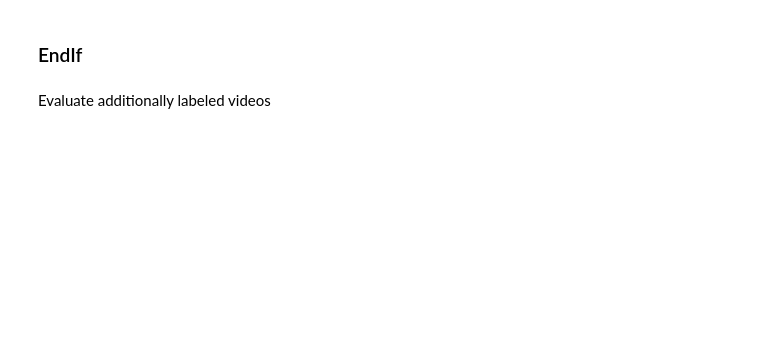
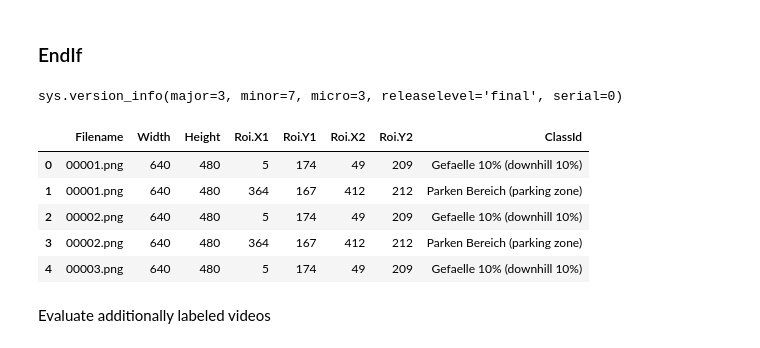
Before and after one commit to tum-phoenix/drive_ml, a Jupyter notebook: tf_object_detection/analyze_labeled_signs.ipynb, the cells around one changed output. Drawn from its saved outputs; the diff is of its cells as text; code cells hidden in the pictures; blank space fills up the shorter version.

```diff
--- a/tf_object_detection/analyze_labeled_signs.ipynb
+++ b/tf_object_detection/analyze_labeled_signs.ipynb
@@ -24,7 +24,7 @@ import pandas as pd
 import matplotlib as mlp
 import pickle
 import seaborn as sns
-
+path="csv_files/"
 from matplotlib import pyplot as plt
 # %% [markdown]
 load sign name dict
@@ -53,9 +55,17 @@ with open("../sign_recognition/dict/sign_names_dict_win.pkl", "rb") as f:
 # %%
 import sys
 print(sys.version_info)
-df = pd.read_csv('signs004_ground_truth.csv')
+df = pd.read_csv(path+'signs004_ground_truth.csv')
 df['ClassId'].replace(sign_names, inplace=True)
 df.head()  # prints top 5 rows
+# %% [output]
+sys.version_info(major=3, minor=7, micro=3, releaselevel='final', serial=0)
+|  | Filename | Width | Height | Roi.X1 | Roi.Y1 | Roi.X2 | Roi.Y2 | ClassId |
+| 0 | 00001.png | 640 | 480 | 5 | 174 | 49 | 209 | Gefaelle 10% (downhill 10%) |
+| 1 | 00001.png | 640 | 480 | 364 | 167 | 412 | 212 | Parken Bereich (parking zone) |
+| 2 | 00002.png | 640 | 480 | 5 | 174 | 49 | 209 | Gefaelle 10% (downhill 10%) |
+| 3 | 00002.png | 640 | 480 | 364 | 167 | 412 | 212 | Parken Bereich (parking zone) |
+| 4 | 00003.png | 640 | 480 | 5 | 174 | 49 | 209 | Gefaelle 10% (downhill 10%) |
 # %% [markdown]
 Evaluate additionally labeled videos
 # %%
```
Also changed, not shown: parts of 9 cells of this notebook, 3 other files.
